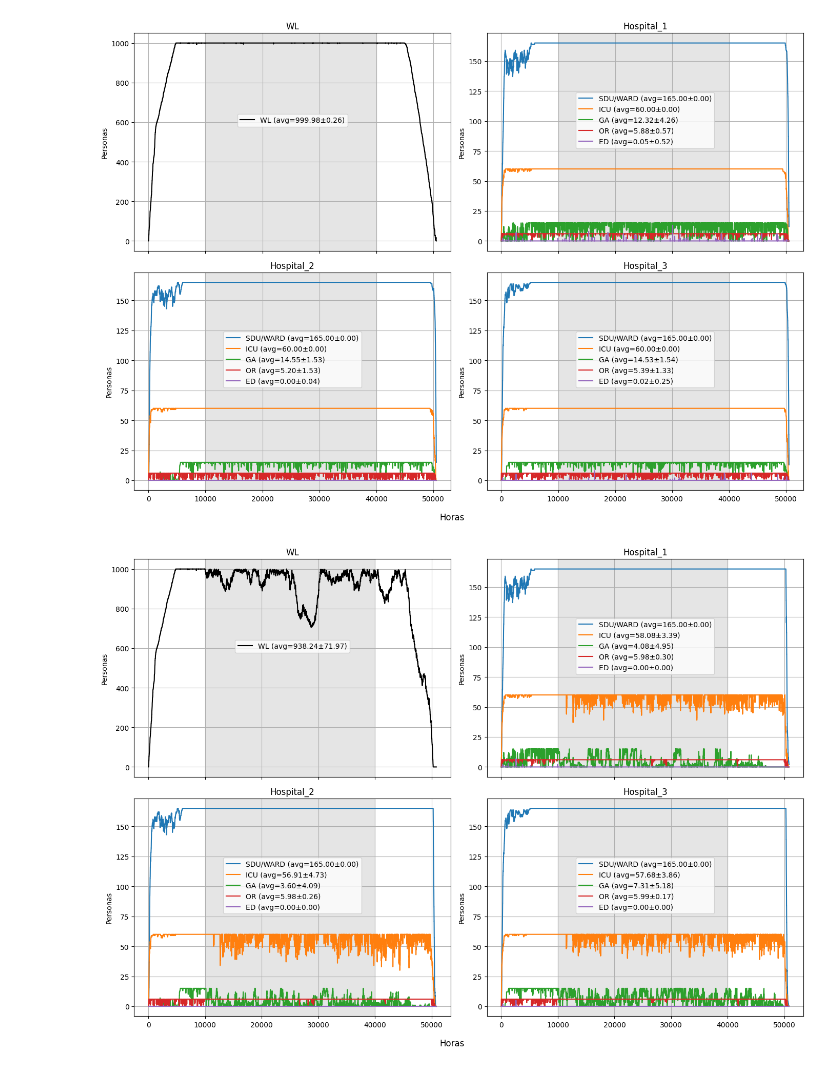
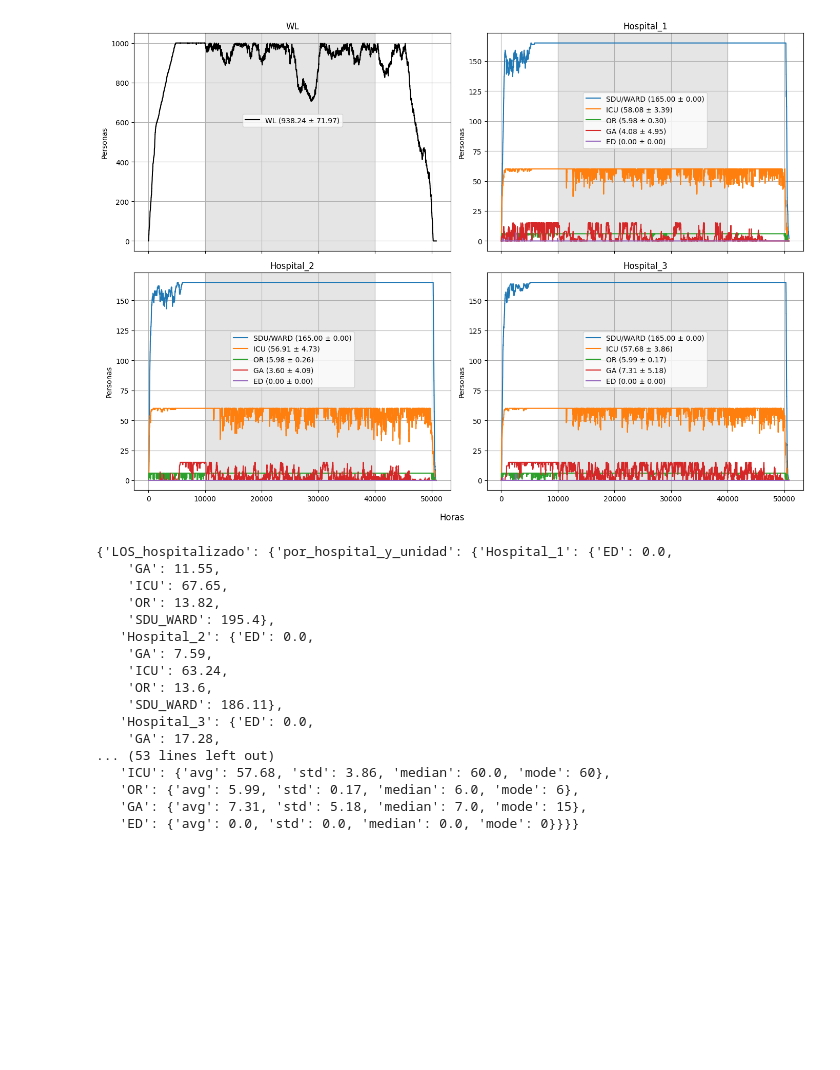
Before and after one commit to franfonte/Capstone, a Jupyter notebook: simulacion/0. codigo simulación/comparacion.ipynb, the cells around one changed output. Cells and saved outputs as stored; diff of their text form; code cells hidden in the pictures; blank space fills up the shorter version.

Commit message:
Se crea funcion calcular kpis que calcula todos, yo decido si lo quiero calcular o no Closes #12

```diff
--- a/simulacion/0. codigo simulación/comparacion.ipynb
+++ b/simulacion/0. codigo simulación/comparacion.ipynb
@@ -682,23 +281,30 @@ display(kpis_ldf, kpis_sdf)
-# %%
-unit_counts_all_hospitals(
-    ldf,
-    T_max=ldf["TF"].max(),
-    hospitals=["Hospital_1", "Hospital_2", "Hospital_3"],
-    show_wl=True,
-    stable_start=10000,
-    stable_end=40000,
-    grid=True  # → plots all in a 2x2 layout
-)
-
-unit_counts_all_hospitals(
-    sdf,
-    T_max=sdf["TF"].max(),
-    hospitals=["Hospital_1", "Hospital_2", "Hospital_3"],
-    show_wl=True,
-    stable_start=10000,
-    stable_end=40000,
-    grid=True  # → plots all in a 2x2 layout
-)
-# %% [output]
-[figure, removed]
-[figure, removed]
+# %%
+kpis_ldf = {}
+kpis_sdf = {}
+
+# Calcular KPIs original
+# calcular_kpis(ldf)
+# calcular_kpis(ldf, show_plot=True)
+
+# Calcular KPIs simulación
+# calcular_kpis(sdf)
+calcular_kpis(sdf, show_plot=True)
+# %% [output]
+[figure, added]
+{'LOS_hospitalizado': {'por_hospital_y_unidad': {'Hospital_1': {'ED': 0.0,
+    'GA': 11.55,
+    'ICU': 67.65,
+    'OR': 13.82,
+    'SDU_WARD': 195.4},
+   'Hospital_2': {'ED': 0.0,
+    'GA': 7.59,
+    'ICU': 63.24,
+    'OR': 13.6,
+    'SDU_WARD': 186.11},
+   'Hospital_3': {'ED': 0.0,
+    'GA': 17.28,
+... (53 lines left out)
+   'ICU': {'avg': 57.68, 'std': 3.86, 'median': 60.0, 'mode': 60},
+   'OR': {'avg': 5.99, 'std': 0.17, 'median': 6.0, 'mode': 6},
+   'GA': {'avg': 7.31, 'std': 5.18, 'median': 7.0, 'mode': 15},
+   'ED': {'avg': 0.0, 'std': 0.0, 'median': 0.0, 'mode': 0}}}}
```
Also changed, not shown: parts of 11 cells of this notebook, 3 other files.
